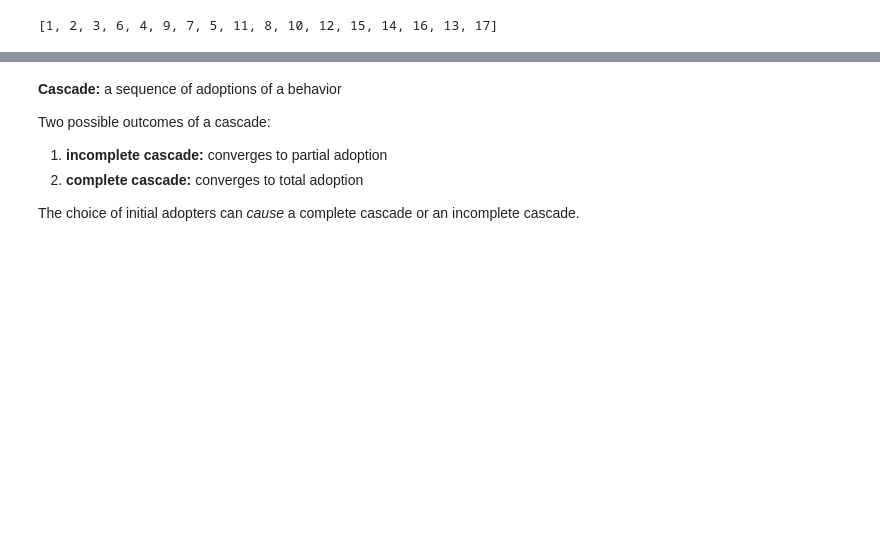
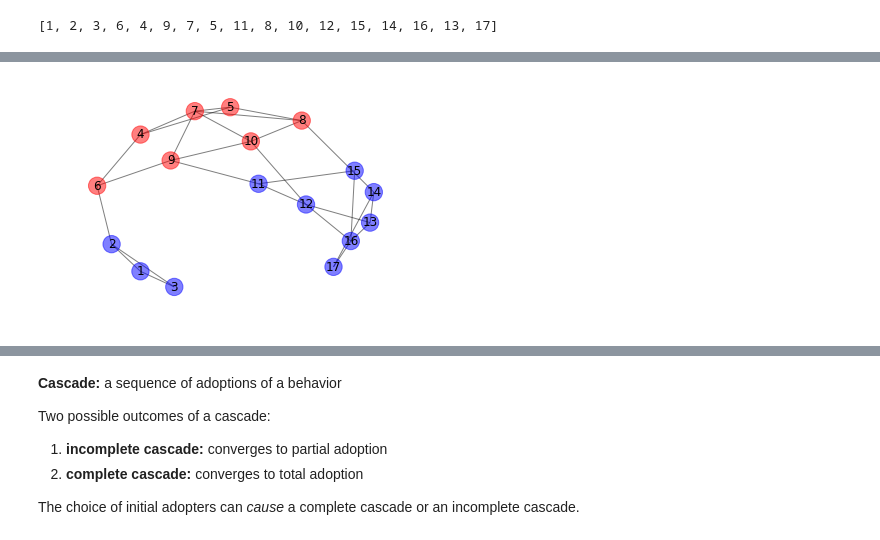
Before and after one commit to iit-cs579/main, a Jupyter notebook: lec/l09/l09.ipynb, the cells around one changed output, grey strips where cells are left out. Drawn from its saved outputs; the diff is of its cells as text; code cells hidden in the pictures; blank space fills up the shorter version.

```diff
--- a/lec/l09/l09.ipynb
+++ b/lec/l09/l09.ipynb
@@ -259,3 +259,10 @@ draw_graph(graph)
+# %%
+# Simulation, step 3
+simulate(graph, 3, 2)
+draw_graph(graph)
+# No changes after 3 steps.
+# %% [output]
+[figure, added]
 # %%
 # Simulation, step 3
 simulate(graph, 3, 2)
```
Also changed, not shown: parts of 18 cells of this notebook.
